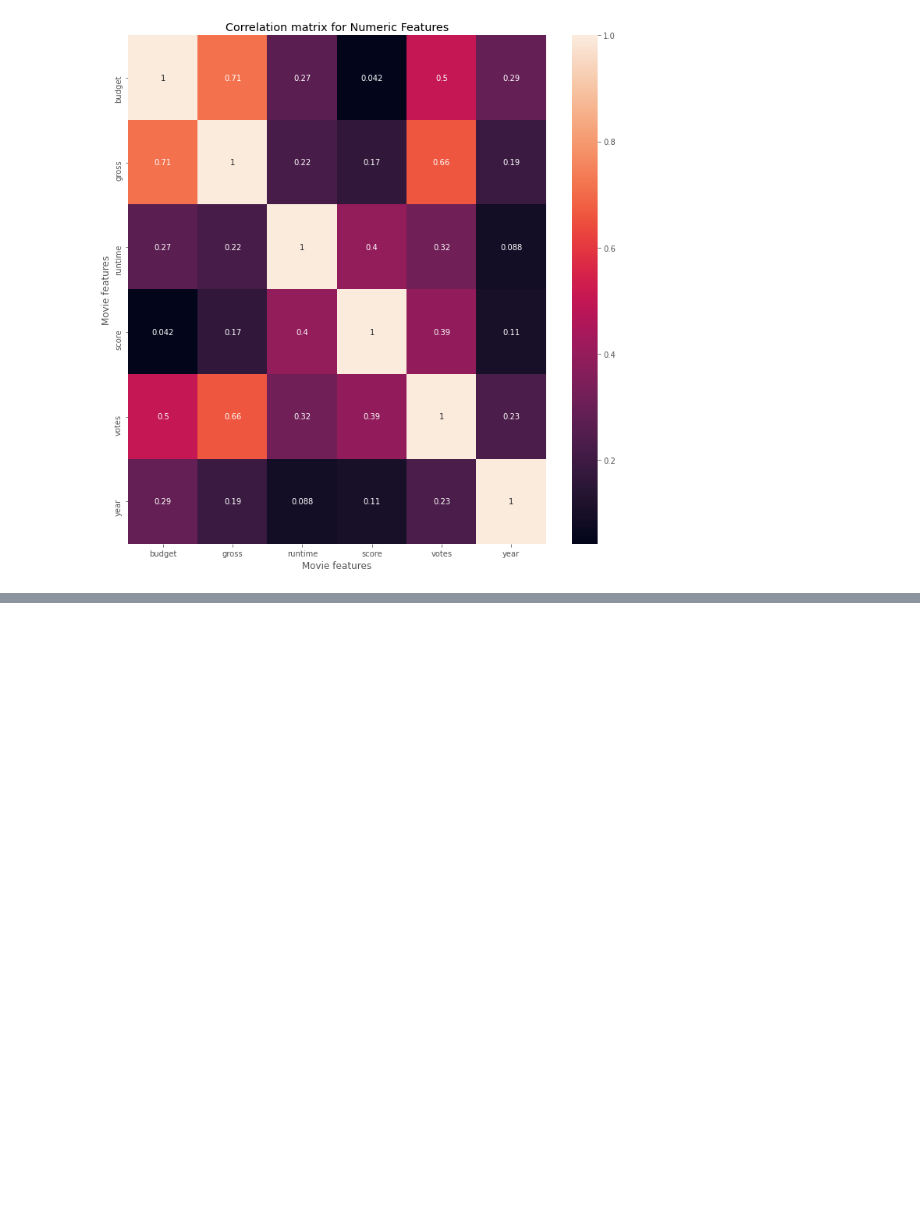
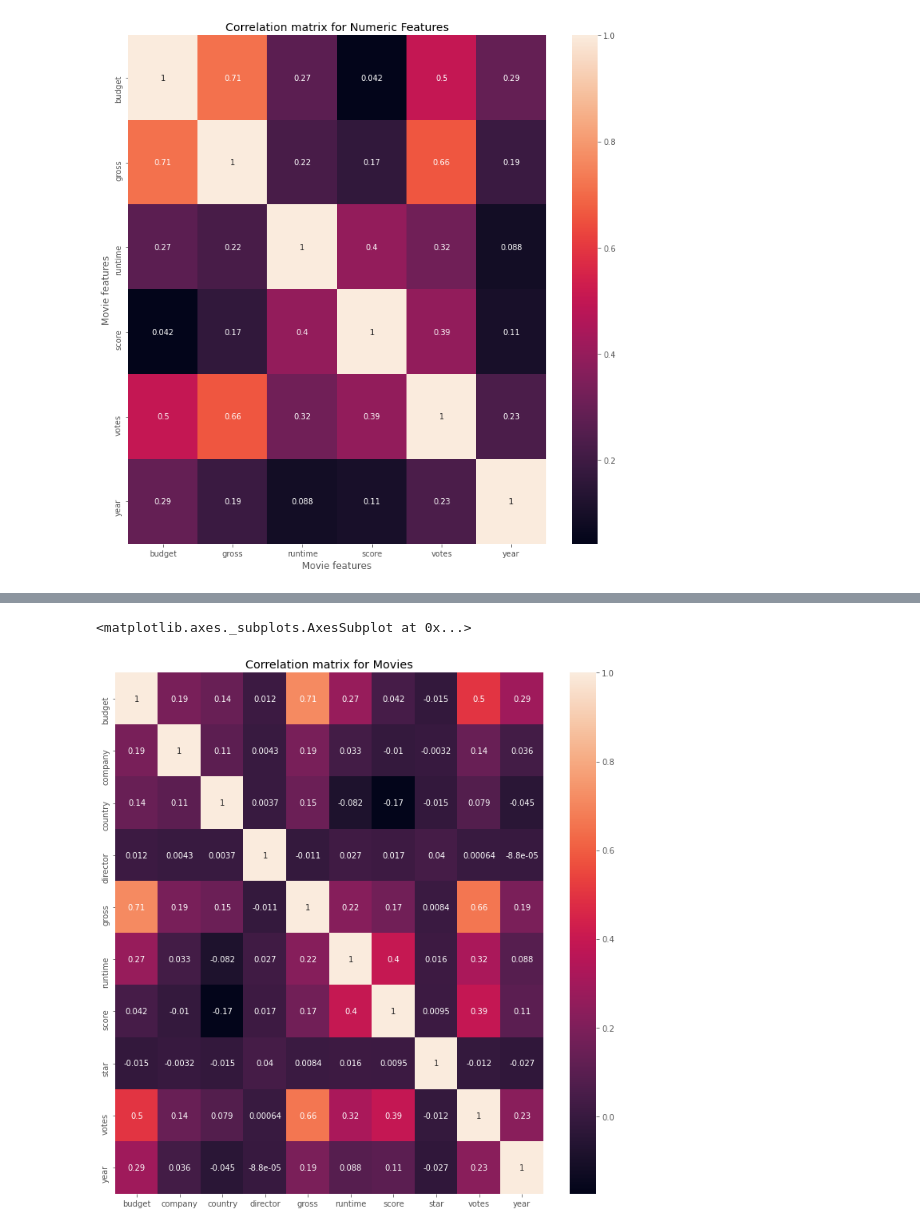
Before and after one commit to luanchezan/DataAnalystPortfolio, a Jupyter notebook: Movie_correlation_project.ipynb, the cells around one changed output, grey strips where cells are left out. Saved outputs shown, nothing was run; the diff lists cells and outputs as text; code cells hidden in the pictures; blank space fills up the shorter version.

```diff
--- a/Movie_correlation_project.ipynb
+++ b/Movie_correlation_project.ipynb
@@ -242,0 +368,14 @@ df.apply(lambda x: x.factorize()[0]).corr(method='pearson')
+# %%
+#Pearson correlation in the new dataframe
+plt.figure(figsize=(12,12))
+
+plt.title("Correlation matrix for Movies")
+
+plt.xlabel("Movie features")
+
+plt.ylabel("Movie features")
+
+sns.heatmap(df_cats.corr(), annot = True)
+# %% [output]
+<matplotlib.axes._subplots.AxesSubplot at 0x...>
+[figure, added]
```
Also changed, not shown: parts of 12 cells of this notebook.
